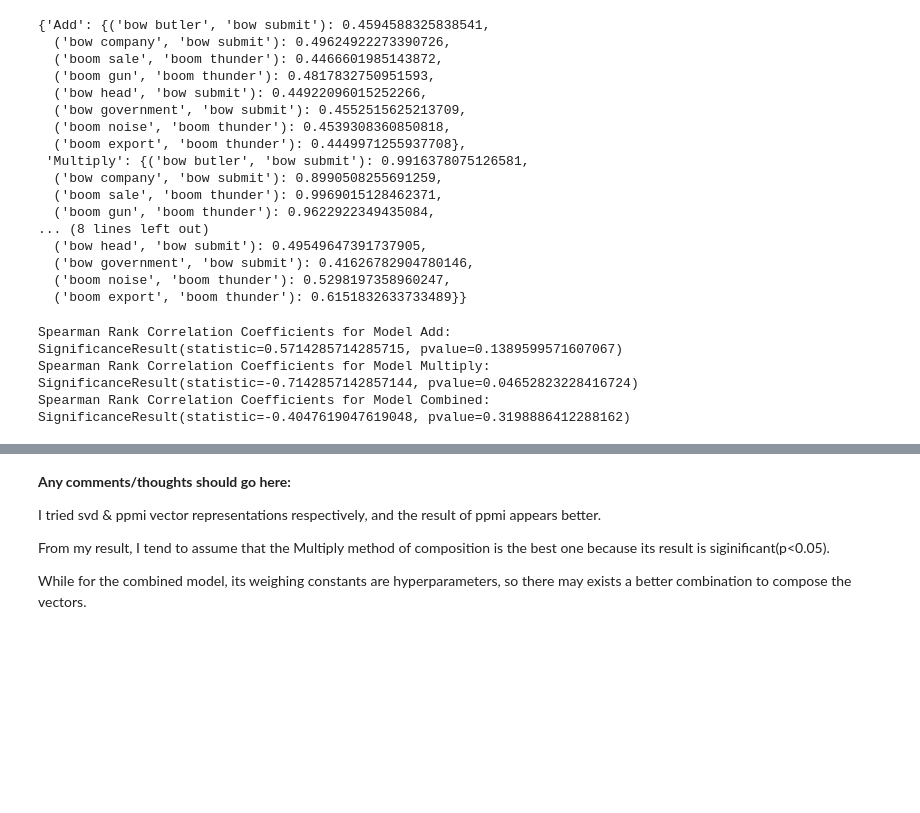
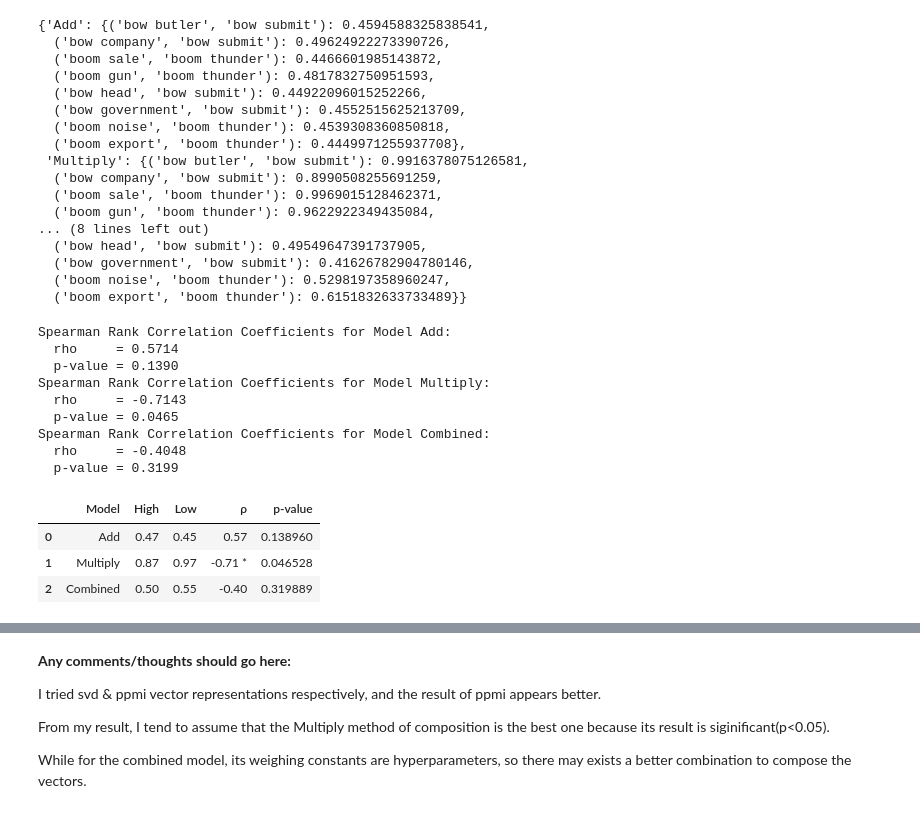
Before and after one commit to xxmorwellr/comp-semantics-assignments-2024, a Jupyter notebook: 02-vector-semantics/vector-semantics.ipynb, the cells around one changed output, grey strips where cells are left out. Saved outputs shown, nothing was run; the diff lists cells and outputs as text; code cells hidden in the pictures; blank space fills up the shorter version.

```diff
--- a/02-vector-semantics/vector-semantics.ipynb
+++ b/02-vector-semantics/vector-semantics.ipynb
@@ -637,15 +637,50 @@ for model in functionDict:
 
 # Calculate general Spearman rank correlation coefficients
 similarity_scores = high_similarity_scores + low_similarity_scores # concatenate the two groups
+correlationDict = {}
 for model in functionDict:
-    correlation = stats.spearmanr(similarity_scores, high_cosine_similarities[model] + low_cosine_similarities[model])
+    rho, pval = stats.spearmanr(similarity_scores, high_cosine_similarities[model] + low_cosine_similarities[model])
+
+    if model not in correlationDict:
+        correlationDict[model] = {}
+
+    correlationDict[model]['rho'] = rho
+    correlationDict[model]['pval'] = pval
 
     print(f"Spearman Rank Correlation Coefficients for Model {model}:")
-    print(correlation)
+    print("""  rho     = {:.4f}
+  p-value = {:.4f}""".format(rho, pval))
 # %% [output]
 Spearman Rank Correlation Coefficients for Model Add:
-SignificanceResult(statistic=0.5714285714285715, pvalue=0.1389599571607067)
+  rho     = 0.5714
+  p-value = 0.1390
 Spearman Rank Correlation Coefficients for Model Multiply:
-SignificanceResult(statistic=-0.7142857142857144, pvalue=0.04652823228416724)
+  rho     = -0.7143
+  p-value = 0.0465
 Spearman Rank Correlation Coefficients for Model Combined:
-SignificanceResult(statistic=-0.4047619047619048, pvalue=0.3198886412288162)
+  rho     = -0.4048
+  p-value = 0.3199
+# %%
+# Construct a similar table
+import pandas as pd
+
+high_cosine_sim_averages = {key: sum(values) / len(values) for key, values in high_cosine_similarities.items()}
+low_cosine_sim_averages = {key: sum(values) / len(values) for key, values in low_cosine_similarities.items()}
+
+data = {
+    'Model': ['Add', 'Multiply', 'Combined'],
+    'High': list(map(lambda x: '{:.2f}'.format(x), high_cosine_sim_averages.values())),
+    'Low': list(map(lambda x: '{:.2f}'.format(x), low_cosine_sim_averages.values())),
+    'ρ': list(map(lambda x: '{:.2f}'.format(x), [value['rho'] for value in correlationDict.values()])),
+    'p-value': [value['pval'] for value in correlationDict.values()]
+}
+
+df = pd.DataFrame(data)
+df['ρ'] = df.apply(lambda row: f"{row['ρ']} *" if row['p-value'] < 0.05 else str(row['ρ']), axis=1)
+# %%
+df
+# %% [output]
+|  | Model | High | Low | ρ | p-value |
+| 0 | Add | 0.47 | 0.45 | 0.57 | 0.138960 |
+| 1 | Multiply | 0.87 | 0.97 | -0.71 * | 0.046528 |
+| 2 | Combined | 0.50 | 0.55 | -0.40 | 0.319889 |
```
Also changed, not shown: parts of 3 cells of this notebook.
